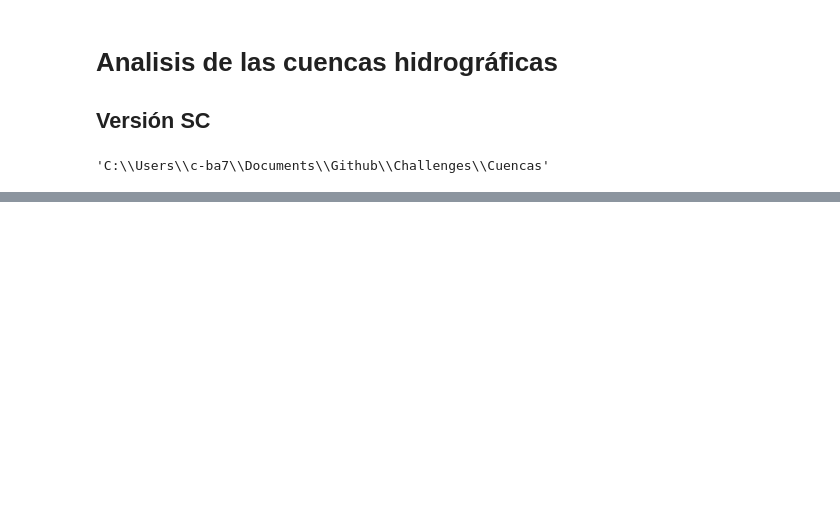
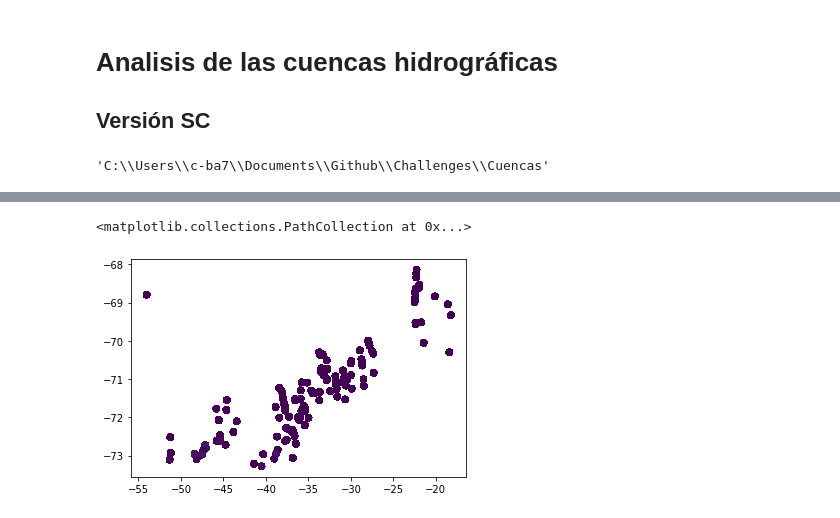
Before and after one commit to sebachace/Challenges, a Jupyter notebook: Cuencas/Analisis_SC.ipynb, the cells around one changed output, grey strips where cells are left out. Drawn from its saved outputs; the diff is of its cells as text; code cells hidden in the pictures; blank space fills up the shorter version.

```diff
--- a/Cuencas/Analisis_SC.ipynb
+++ b/Cuencas/Analisis_SC.ipynb
@@ -9,5 +10,6 @@ import glob # To make code easily replicable
 # %%
 cwd = dir_path = os.path.abspath('')
+plt.rcParams['agg.path.chunksize'] = 10000
 # %%
 cwd
 # %% [output]
@@ -17,0 +78,5 @@ base = pd.read_csv(base_path)
+# %%
+plt.scatter(base["latitud"], base["longitud"], c = base["caudal"] )
+# %% [output]
+<matplotlib.collections.PathCollection at 0x...>
+[figure, added]
```
Also changed, not shown: parts of 28 cells of this notebook.
